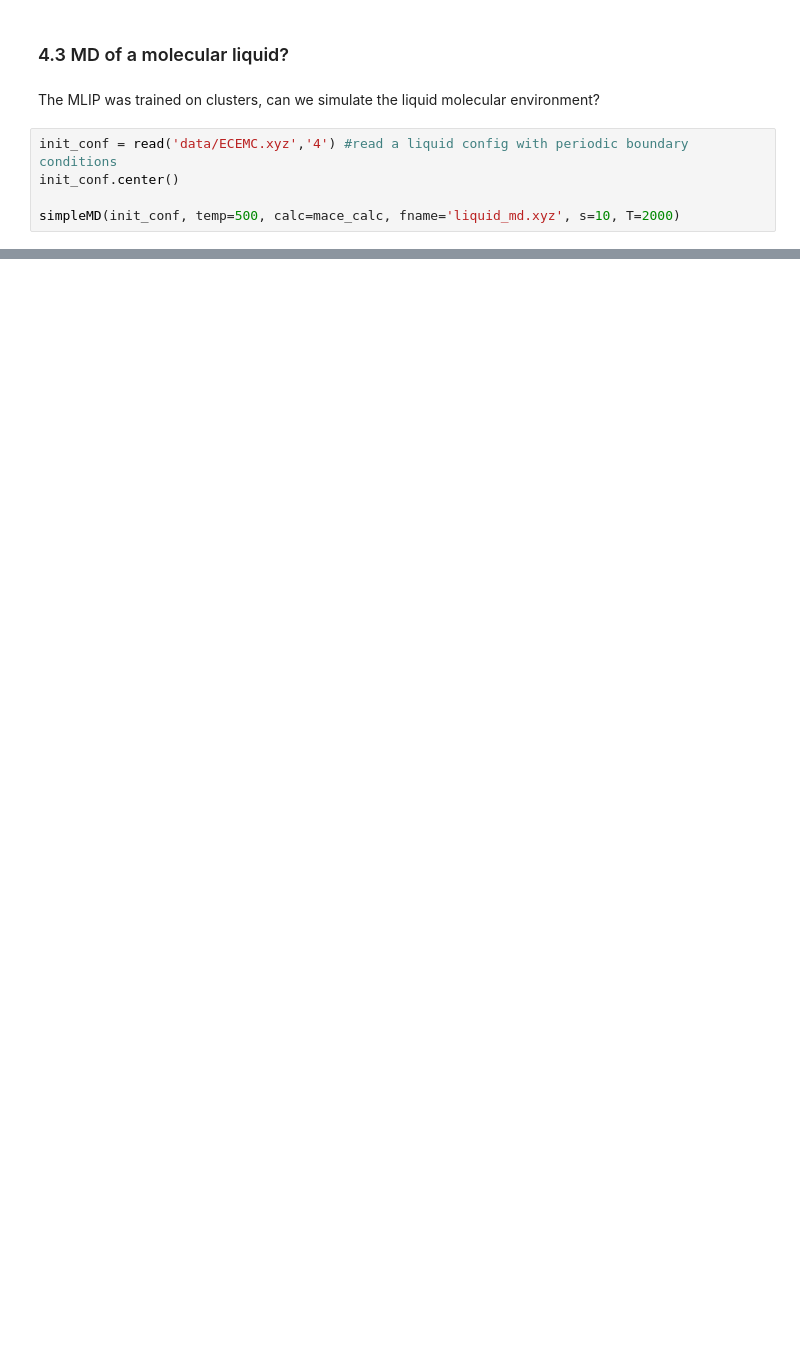
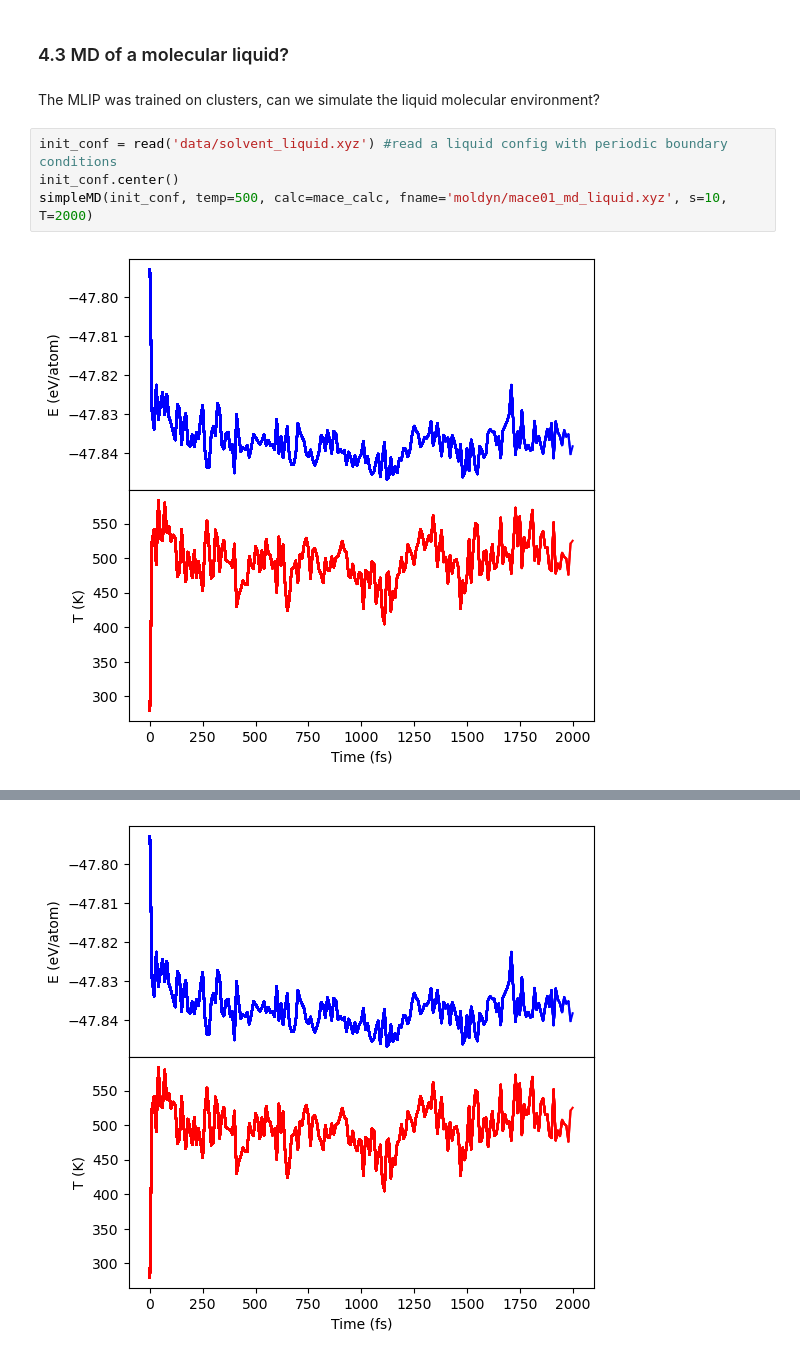
Before and after one commit to imagdau/Tutorials, a Jupyter notebook: T01-MACE-Practice-I.ipynb, the cells around one changed output, grey strips where cells are left out. Cells and saved outputs as stored; diff of their text form; blank space fills up the shorter version.

```diff
--- a/T01-MACE-Practice-I.ipynb
+++ b/T01-MACE-Practice-I.ipynb
@@ -609,7 +613,8 @@ Experiment with the starting configs, temperatures, simulation length, see if yo
 # %% [markdown]
 The MLIP was trained on clusters, can we simulate the liquid molecular environment?
 # %%
-init_conf = read('data/ECEMC.xyz','4') #read a liquid config with periodic boundary conditions
+init_conf = read('data/solvent_liquid.xyz') #read a liquid config with periodic boundary conditions
 init_conf.center()
-
-simpleMD(init_conf, temp=500, calc=mace_calc, fname='liquid_md.xyz', s=10, T=2000)
+simpleMD(init_conf, temp=500, calc=mace_calc, fname='moldyn/mace01_md_liquid.xyz', s=10, T=2000)
+# %% [output]
+[figure, added]
@@ -616 +622,2 @@ simpleMD(init_conf, temp=500, calc=mace_calc, fname='liquid_md.xyz', s=10, T=200
+[figure, added]
 # %% [markdown]
```
Also changed, not shown: parts of 10 cells of this notebook, 2 other files.
